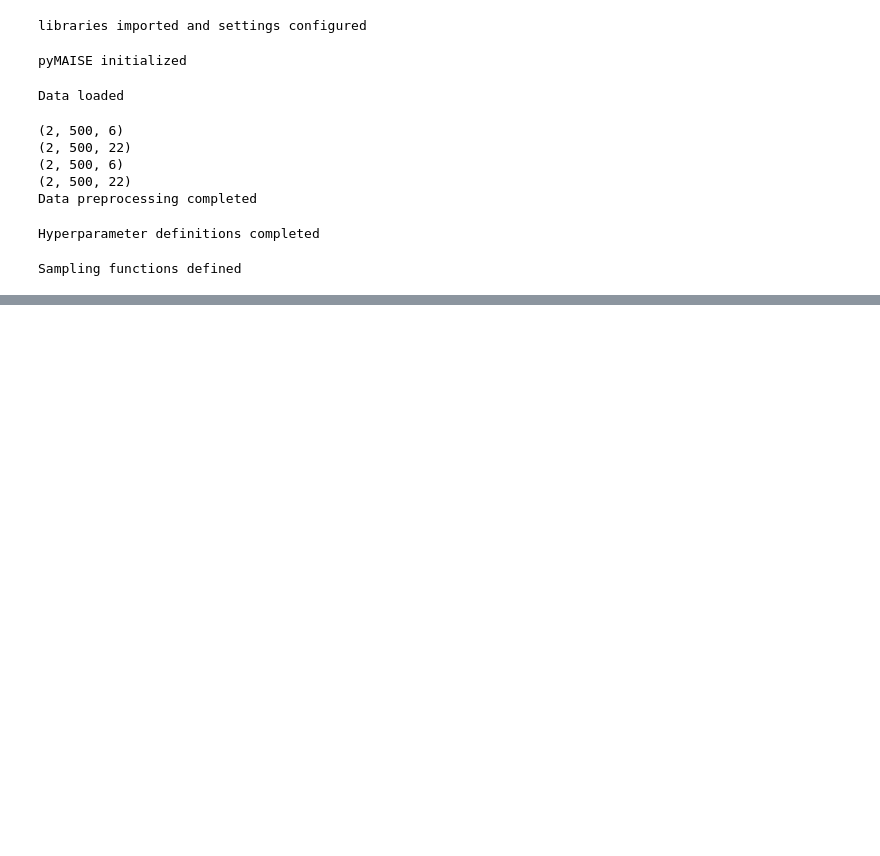
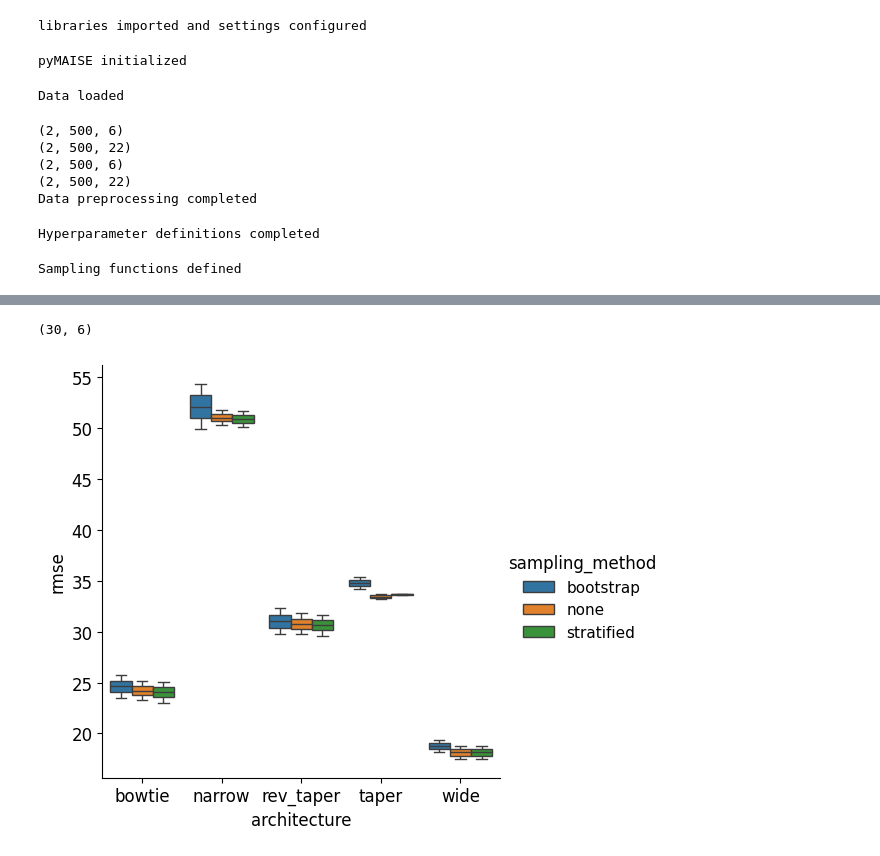
Before and after one commit to dayton2/pymaise_final_project, a Jupyter notebook: final_project_tasks.ipynb, the cells around one changed output, grey strips where cells are left out. Cells and saved outputs as stored; diff of their text form; code cells hidden in the pictures; blank space fills up the shorter version.

```diff
--- a/final_project_tasks.ipynb
+++ b/final_project_tasks.ipynb
@@ -666,0 +528,3 @@ bowtie_pred_results_df
+# %%
+scores_df = get_scores_from_pred_df(pred_df, Y_test_sets)
+scores_df.head()
@@ -666,0 +538,16 @@ bowtie_pred_results_df
+# %%
+# Compare performance scores for trained FNN models.
+print(scores_df.shape)
+
+sns.catplot(
+    data=scores_df,
+    x='architecture',
+    y='rmse',
+    hue='sampling_method',
+    kind='box',
+    errorbar='sd',
+)
+plt.show()
+# %% [output]
+(30, 6)
+[figure, added]
```
Also changed, not shown: parts of 25 cells of this notebook, 1 other file.
